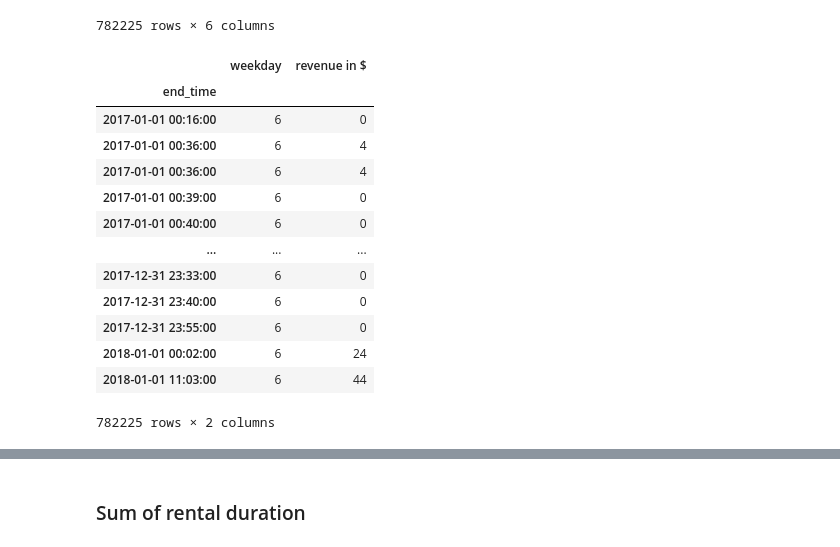
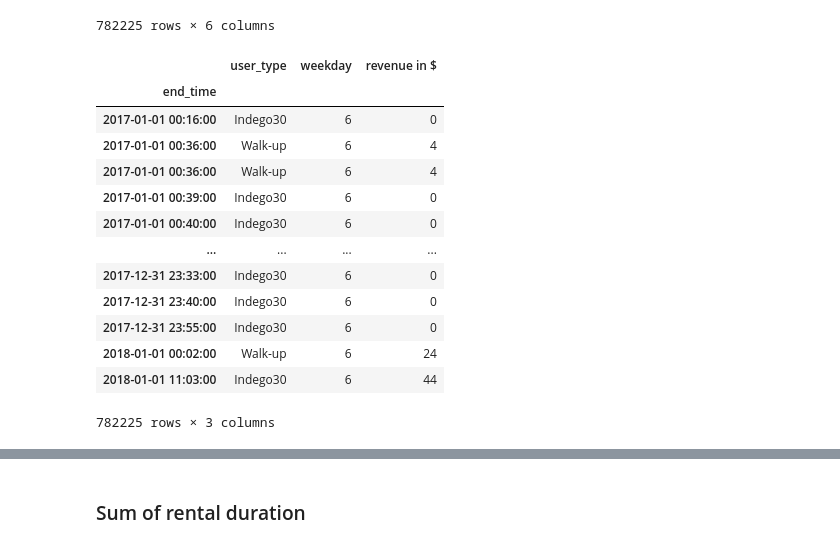
Before and after one commit to yassinehammou27/intentionally_blank, a Jupyter notebook: Team Assignment - Intentionally Blank.ipynb, the cells around one changed output, grey strips where cells are left out. Cells and saved outputs as stored; diff of their text form; code cells hidden in the pictures.

```diff
--- a/Team Assignment - Intentionally Blank.ipynb
+++ b/Team Assignment - Intentionally Blank.ipynb
@@ -372,30 +372,29 @@ df_phil_revenue
 # %%
 # Creating a new dataframe for easier usage later on for the plots
 df_phil_revenue_plt = df_phil_revenue.copy()
 
 # Dropping every column except for the revenue in $
 df_phil_revenue_plt.drop('start_time', axis = 1, inplace = True)
 df_phil_revenue_plt.drop('trip_duration in minutes', axis = 1, inplace = True)
-df_phil_revenue_plt.drop('user_type', axis = 1, inplace = True)
 
 # Setting the end_time as our new index to resample
 df_phil_revenue_plt.sort_values(["end_time"], inplace = True)
 df_phil_revenue_plt.set_index('end_time', inplace = True)
 
 #Finished dataframe
 df_phil_revenue_plt
 # %% [output]
-|  | weekday | revenue in $ |
-| end_time |  |  |
-| 2017-01-01 00:16:00 | 6 | 0 |
-| 2017-01-01 00:36:00 | 6 | 4 |
-| 2017-01-01 00:36:00 | 6 | 4 |
-| 2017-01-01 00:39:00 | 6 | 0 |
-| 2017-01-01 00:40:00 | 6 | 0 |
-| ... | ... | ... |
-| 2017-12-31 23:33:00 | 6 | 0 |
-| 2017-12-31 23:40:00 | 6 | 0 |
-| 2017-12-31 23:55:00 | 6 | 0 |
-| 2018-01-01 00:02:00 | 6 | 24 |
-| 2018-01-01 11:03:00 | 6 | 44 |
+|  | user_type | weekday | revenue in $ |
+| end_time |  |  |  |
+| 2017-01-01 00:16:00 | Indego30 | 6 | 0 |
+| 2017-01-01 00:36:00 | Walk-up | 6 | 4 |
+| 2017-01-01 00:36:00 | Walk-up | 6 | 4 |
+| 2017-01-01 00:39:00 | Indego30 | 6 | 0 |
+| 2017-01-01 00:40:00 | Indego30 | 6 | 0 |
+| ... | ... | ... | ... |
+| 2017-12-31 23:33:00 | Indego30 | 6 | 0 |
+| 2017-12-31 23:40:00 | Indego30 | 6 | 0 |
+| 2017-12-31 23:55:00 | Indego30 | 6 | 0 |
+| 2018-01-01 00:02:00 | Walk-up | 6 | 24 |
+| 2018-01-01 11:03:00 | Indego30 | 6 | 44 |
-782225 rows × 2 columns
+782225 rows × 3 columns
```
Also changed, not shown: parts of 7 cells of this notebook.
